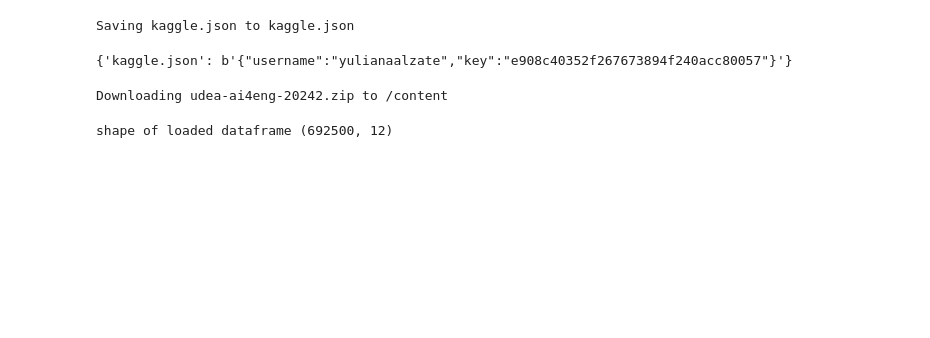
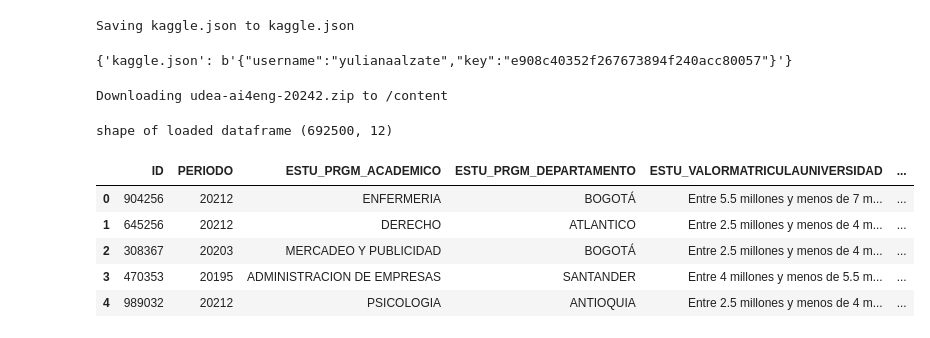
Before and after one commit to Yuliana2001/Entrega_final, a Jupyter notebook: 01 - exploración.ipynb, the cells around one changed output. Saved outputs shown, nothing was run; the diff lists cells and outputs as text; code cells hidden in the pictures; blank space fills up the shorter version.

```diff
--- a/01 - exploración.ipynb
+++ b/01 - exploración.ipynb
@@ -24,3 +24,12 @@ z = pd.read_csv("train.csv")
 print ("shape of loaded dataframe", z.shape)
 # %% [output]
 shape of loaded dataframe (692500, 12)
+# %%
+z.head()
+# %% [output]
+|  | ID | PERIODO | ESTU_PRGM_ACADEMICO | ESTU_PRGM_DEPARTAMENTO | ESTU_VALORMATRICULAUNIVERSIDAD | ... |
+| 0 | 904256 | 20212 | ENFERMERIA | BOGOTÁ | Entre 5.5 millones y menos de 7 m... | ... |
+| 1 | 645256 | 20212 | DERECHO | ATLANTICO | Entre 2.5 millones y menos de 4 m... | ... |
+| 2 | 308367 | 20203 | MERCADEO Y PUBLICIDAD | BOGOTÁ | Entre 2.5 millones y menos de 4 m... | ... |
+| 3 | 470353 | 20195 | ADMINISTRACION DE EMPRESAS | SANTANDER | Entre 4 millones y menos de 5.5 m... | ... |
+| 4 | 989032 | 20212 | PSICOLOGIA | ANTIOQUIA | Entre 2.5 millones y menos de 4 m... | ... |
```
Also changed, not shown: parts of 5 cells of this notebook.
